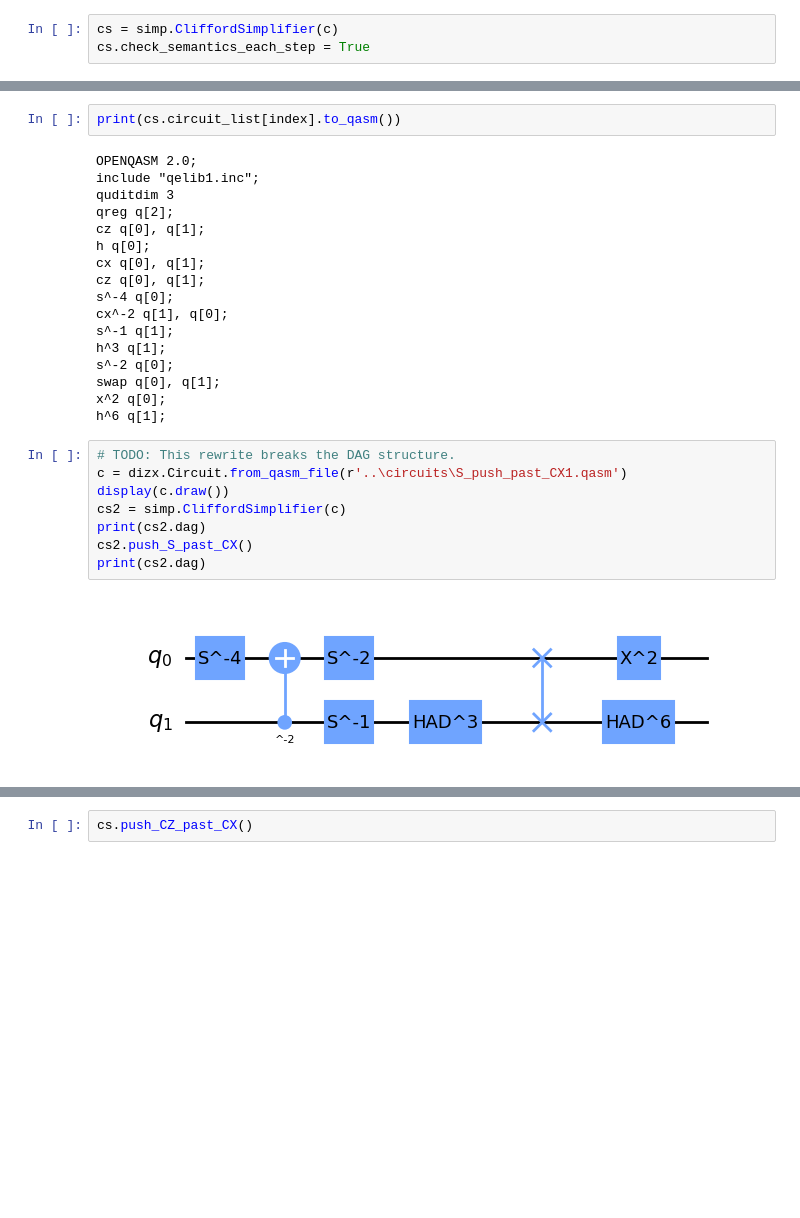
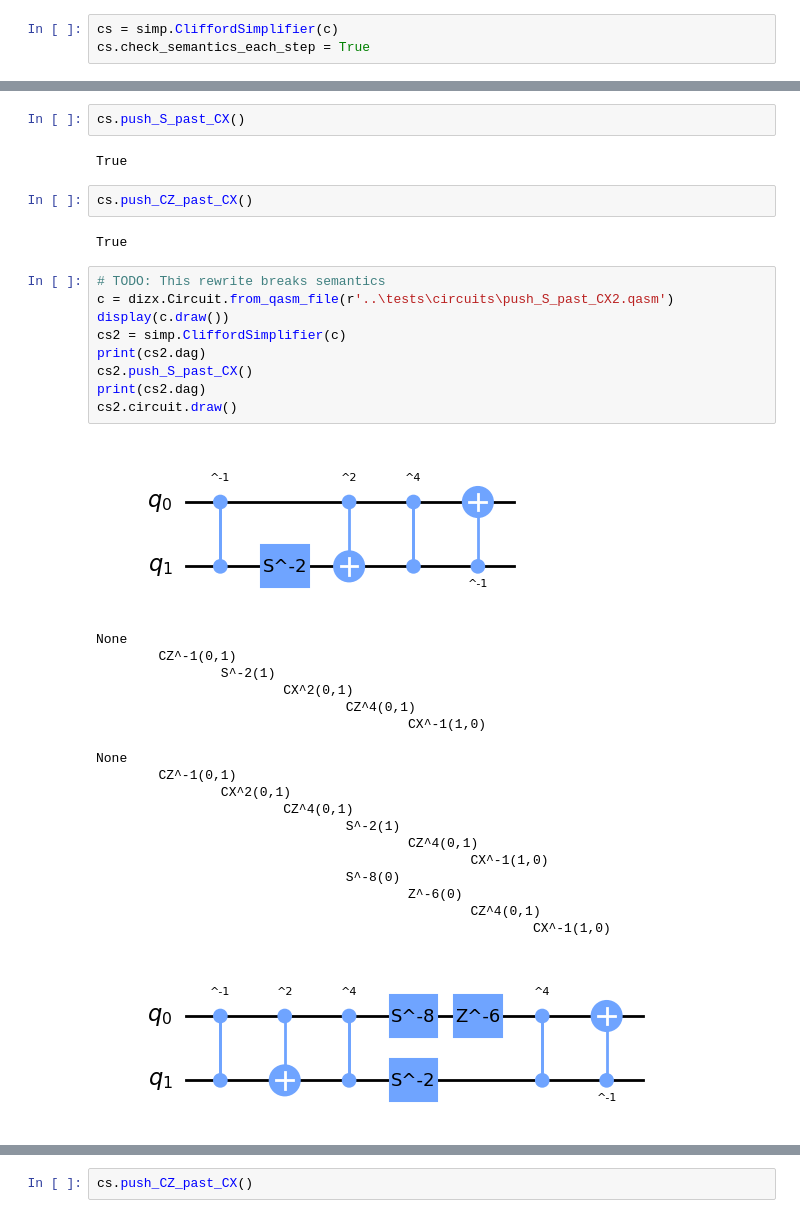
Before and after one commit to jvdwetering/dizx, a Jupyter notebook: notebooks/CircuitSimplifierHacking.ipynb, the cells around one changed output, grey strips where cells are left out. Saved outputs shown, nothing was run; the diff lists cells and outputs as text; blank space fills up the shorter version.

```diff
--- a/notebooks/CircuitSimplifierHacking.ipynb
+++ b/notebooks/CircuitSimplifierHacking.ipynb
@@ -131,29 +91,38 @@ None
-# %%
-print(cs.circuit_list[index].to_qasm())
-# %% [output]
-OPENQASM 2.0;
-include "qelib1.inc";
-quditdim 3
-qreg q[2];
-cz q[0], q[1];
-h q[0];
-cx q[0], q[1];
-cz q[0], q[1];
-s^-4 q[0];
-cx^-2 q[1], q[0];
-s^-1 q[1];
-h^3 q[1];
-s^-2 q[0];
-swap q[0], q[1];
-x^2 q[0];
-h^6 q[1];
+# %%
+cs.push_S_past_CX()
+# %% [output]
+True
+# %%
+cs.push_CZ_past_CX()
+# %% [output]
+True
 # %%
-# TODO: This rewrite breaks the DAG structure.
-c = dizx.Circuit.from_qasm_file(r'..\circuits\S_push_past_CX1.qasm')
+# TODO: This rewrite breaks semantics
+c = dizx.Circuit.from_qasm_file(r'..\tests\circuits\push_S_past_CX2.qasm')
 display(c.draw())
 cs2 = simp.CliffordSimplifier(c)
 print(cs2.dag)
 cs2.push_S_past_CX()
 print(cs2.dag)
+cs2.circuit.draw()
 # %% [output]
-[figure, old version]
+[figure, new version]
+None
+        CZ^-1(0,1)
+                S^-2(1)
+                        CX^2(0,1)
+                                CZ^4(0,1)
+                                        CX^-1(1,0)
+
+None
+        CZ^-1(0,1)
+                CX^2(0,1)
+                        CZ^4(0,1)
+                                S^-2(1)
+                                        CZ^4(0,1)
+                                                CX^-1(1,0)
+                                S^-8(0)
+                                        Z^-6(0)
+                                                CZ^4(0,1)
+                                                        CX^-1(1,0)
+[figure, added]
```
Also changed, not shown: parts of 17 cells of this notebook, 6 other files.
